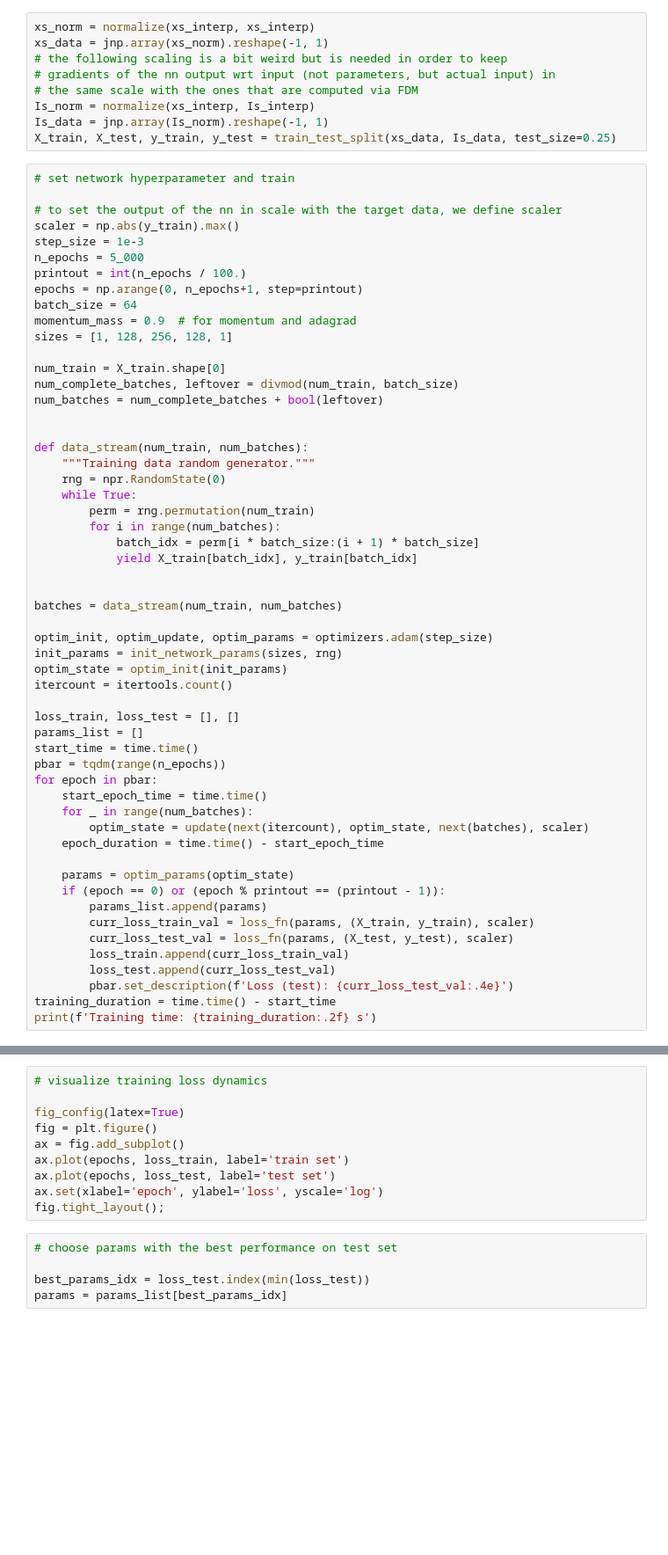
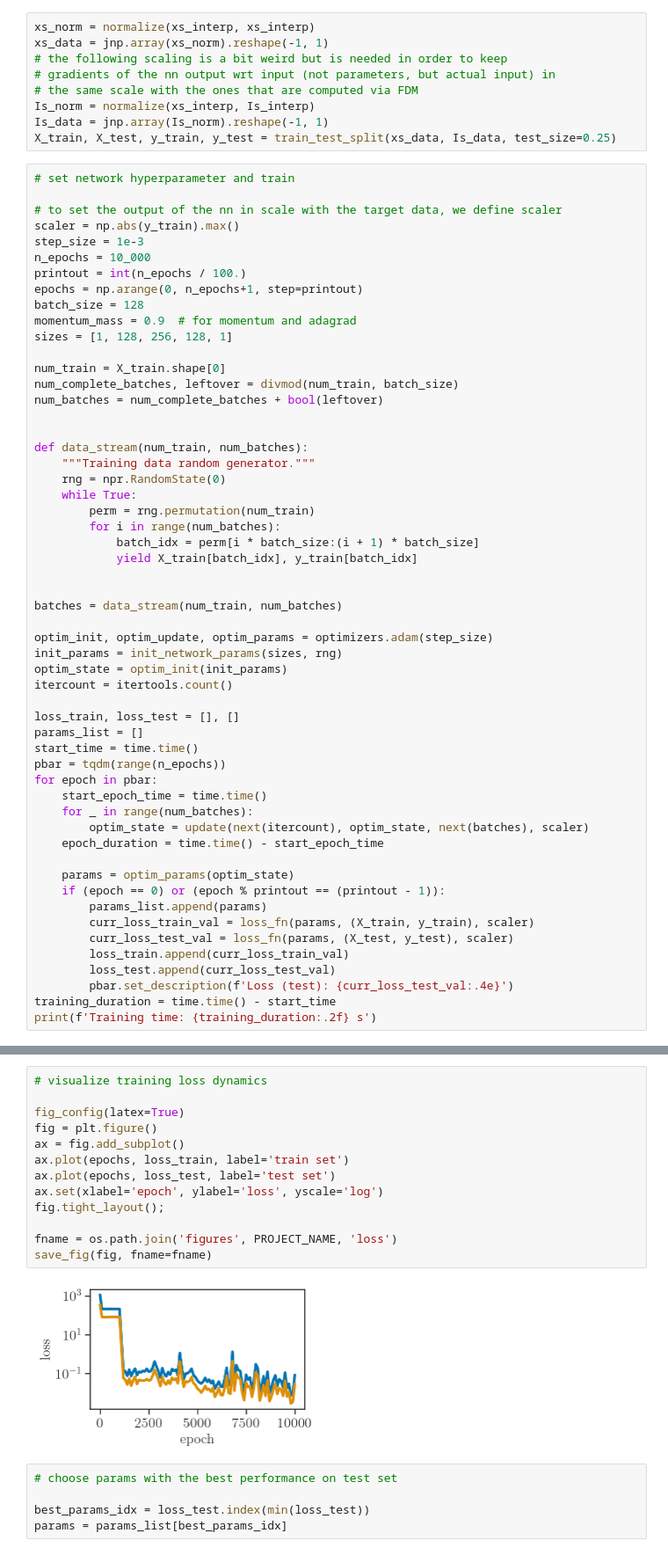
Before and after one commit to akapet00/EMF-exposure-analysis, a Jupyter notebook: notebooks/IRPA2022_paper.ipynb, the cells around one changed output, grey strips where cells are left out. Shown: that part at 88% size. Saved outputs shown, nothing was run; the diff lists cells and outputs as text; blank space fills up the shorter version.

```diff
--- a/notebooks/IRPA2022_paper.ipynb
+++ b/notebooks/IRPA2022_paper.ipynb
@@ -226,10 +245,10 @@ X_train, X_test, y_train, y_test = train_test_split(xs_data, Is_data, test_size=
 # to set the output of the nn in scale with the target data, we define scaler
 scaler = np.abs(y_train).max()
 step_size = 1e-3
-n_epochs = 5_000
+n_epochs = 10_000
 printout = int(n_epochs / 100.)
 epochs = np.arange(0, n_epochs+1, step=printout)
-batch_size = 64
+batch_size = 128
 momentum_mass = 0.9  # for momentum and adagrad
 sizes = [1, 128, 256, 128, 1]
 
@@ -278,13 +299,18 @@ print(f'Training time: {training_duration:.2f} s')
 # %%
 # visualize training loss dynamics
 
 fig_config(latex=True)
 fig = plt.figure()
 ax = fig.add_subplot()
 ax.plot(epochs, loss_train, label='train set')
 ax.plot(epochs, loss_test, label='test set')
 ax.set(xlabel='epoch', ylabel='loss', yscale='log')
 fig.tight_layout();
+
+fname = os.path.join('figures', PROJECT_NAME, 'loss')
+save_fig(fig, fname=fname)
+# %% [output]
+[figure, added]
 # %%
 # choose params with the best performance on test set
 
```
Also changed, not shown: parts of 9 cells of this notebook, 6 other files.
